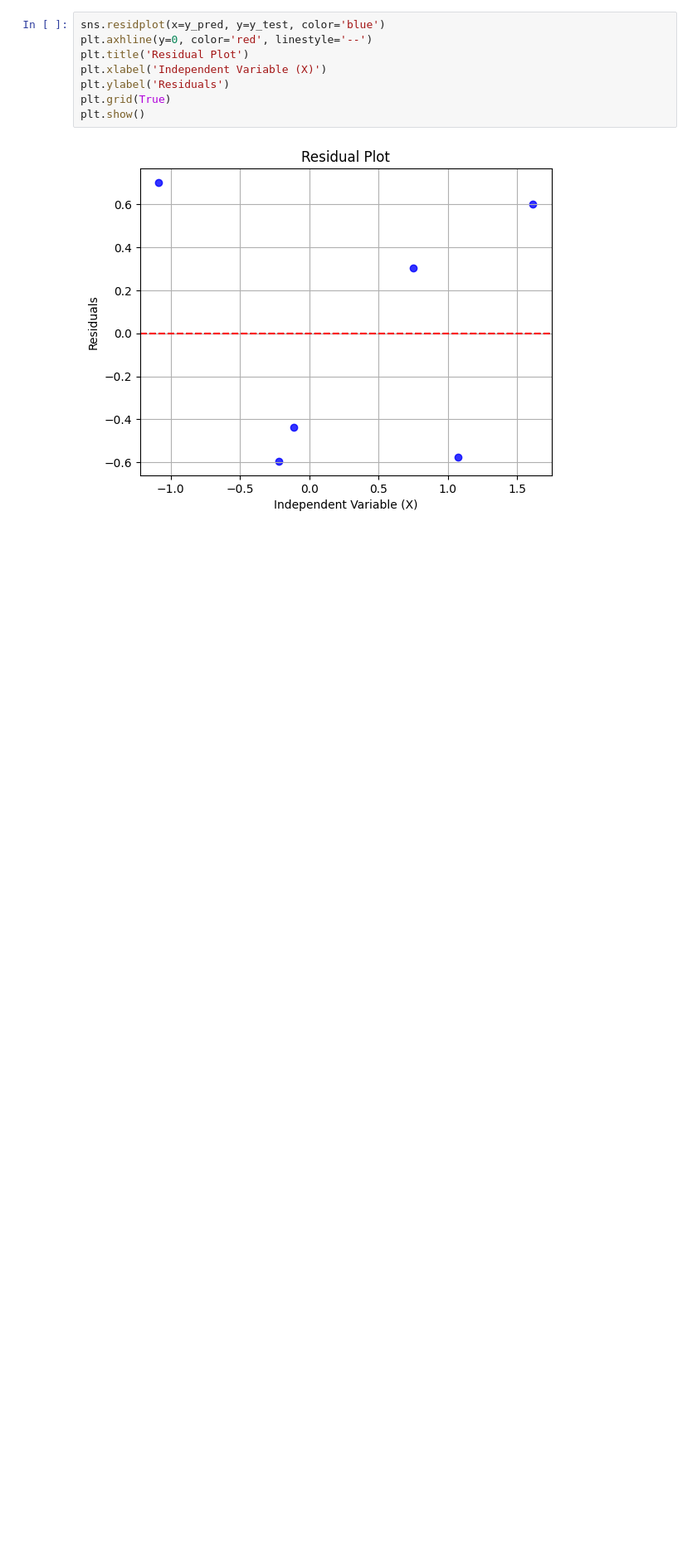
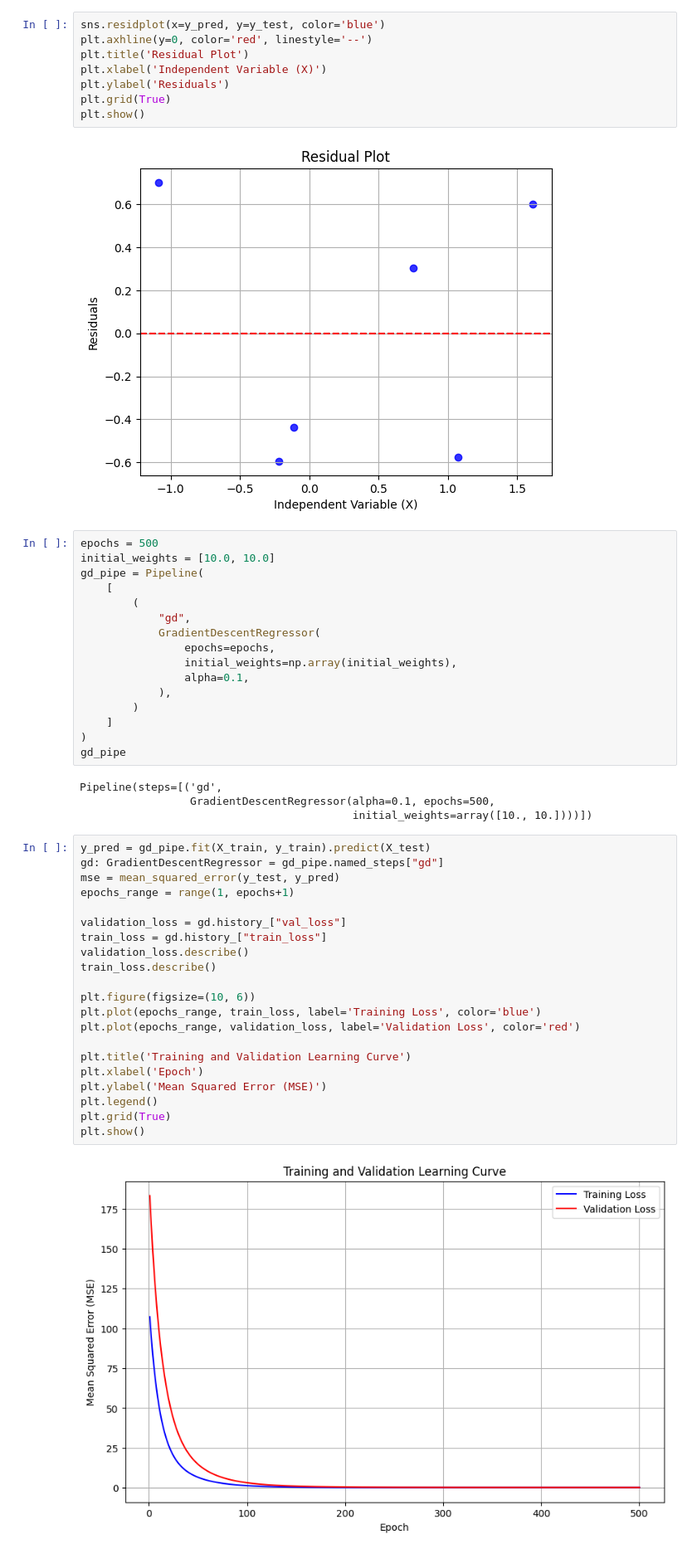
Before and after one commit to talDoFlemis/dory, a Jupyter notebook: lista_01/artificial1d.ipynb, the cells around one changed output. Shown at 83% size. Cells and saved outputs as stored; diff of their text form; blank space fills up the shorter version.

```diff
--- a/lista_01/artificial1d.ipynb
+++ b/lista_01/artificial1d.ipynb
@@ -78,3 +78,46 @@ plt.grid(True)
 plt.show()
 # %% [output]
 [figure]
+# %%
+epochs = 500
+initial_weights = [10.0, 10.0]
+gd_pipe = Pipeline(
+    [
+        (
+            "gd",
+            GradientDescentRegressor(
+                epochs=epochs,
+                initial_weights=np.array(initial_weights),
+                alpha=0.1,
+            ),
+        )
+    ]
+)
+gd_pipe
+# %% [output]
+Pipeline(steps=[('gd',
+                 GradientDescentRegressor(alpha=0.1, epochs=500,
+                                          initial_weights=array([10., 10.])))])
+# %%
+y_pred = gd_pipe.fit(X_train, y_train).predict(X_test)
+gd: GradientDescentRegressor = gd_pipe.named_steps["gd"]
+mse = mean_squared_error(y_test, y_pred)
+epochs_range = range(1, epochs+1)
+
+validation_loss = gd.history_["val_loss"]
+train_loss = gd.history_["train_loss"]
+validation_loss.describe()
+train_loss.describe()
+
+plt.figure(figsize=(10, 6))
+plt.plot(epochs_range, train_loss, label='Training Loss', color='blue')
+plt.plot(epochs_range, validation_loss, label='Validation Loss', color='red')
+
+plt.title('Training and Validation Learning Curve')
+plt.xlabel('Epoch')
+plt.ylabel('Mean Squared Error (MSE)')
+plt.legend()
+plt.grid(True)
+plt.show()
+# %% [output]
+[figure, added]
```
Also changed, not shown: parts of 4 cells of this notebook, 2 other files.
